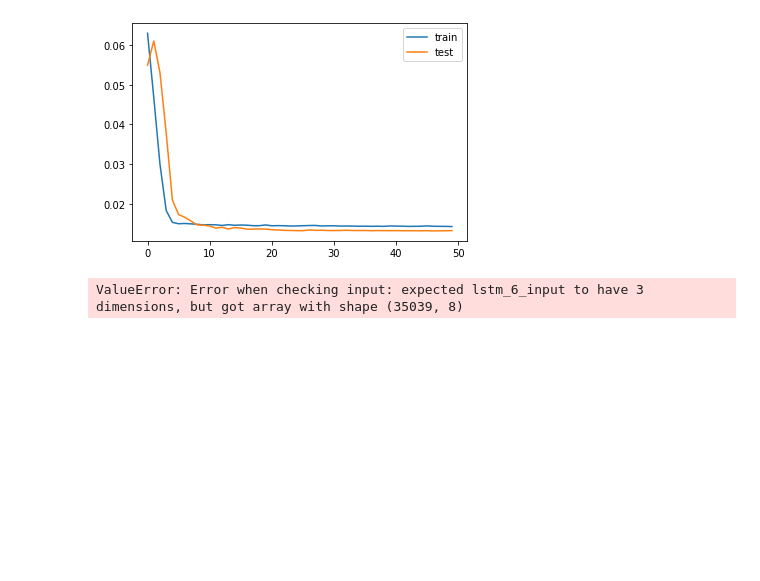
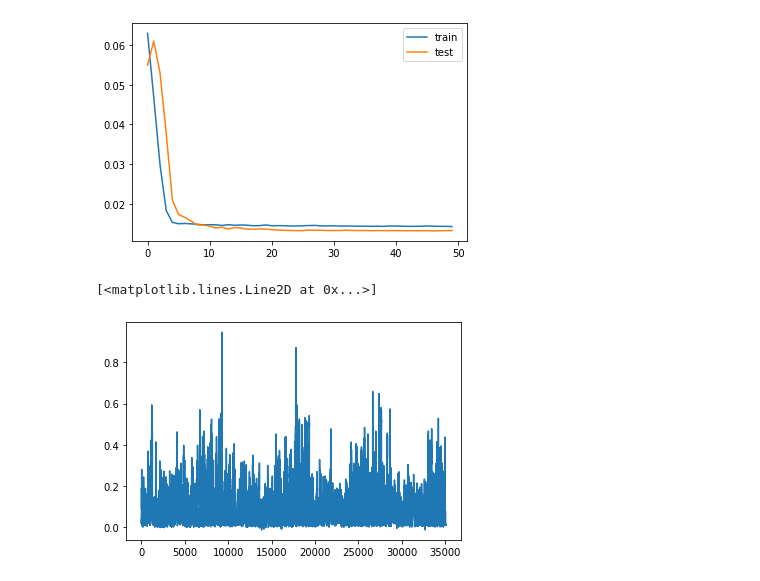
Before and after one commit to guanqin-123/kkb_notes, a Jupyter notebook: currency/homework9.ipynb, the cells around one changed output. Cells and saved outputs as stored; diff of their text form; code cells hidden in the pictures; blank space fills up the shorter version.

```diff
--- a/currency/homework9.ipynb
+++ b/currency/homework9.ipynb
@@ -199,14 +199,16 @@ Epoch 50/50
 # %%
 yhat = model.predict(test_X)
 test_X = test_X.reshape((test_X.shape[0], test_X.shape[2]))
 # invert scaling for forecast
 inv_yhat = concatenate((yhat, test_X[:, 1:]), axis=1)
 inv_yhat = scaler.inverse_transform(inv_yhat)
 inv_yhat = inv_yhat[:,0]
 # invert scaling for actual
 test_y = test_y.reshape((len(test_y), 1))
 inv_y = concatenate((test_y, test_X[:, 1:]), axis=1)
 inv_y = scaler.inverse_transform(inv_y)
 inv_y = inv_y[:,0]
+plt.plot(yhat)
 # %% [output]
-ValueError: Error when checking input: expected lstm_6_input to have 3 dimensions, but got array with shape (35039, 8)
+[<matplotlib.lines.Line2D at 0x...>]
+[figure, added]
```
